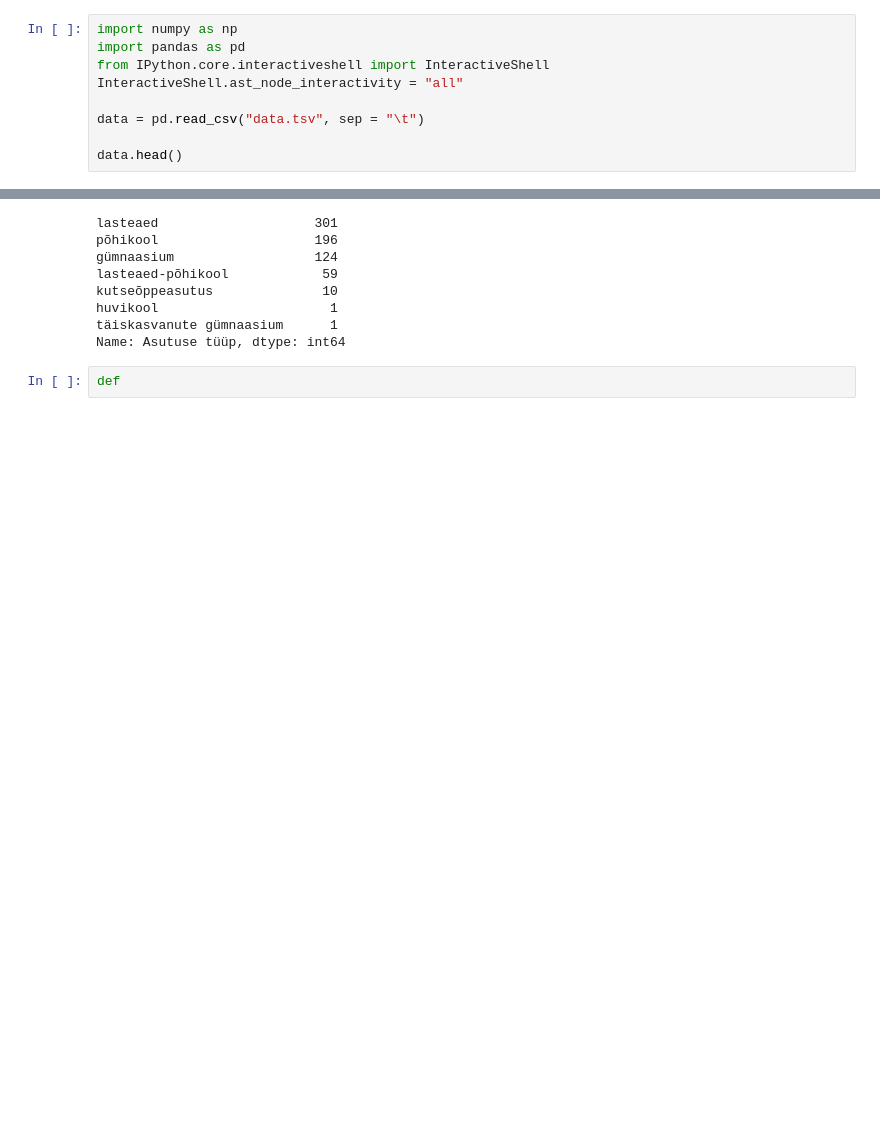
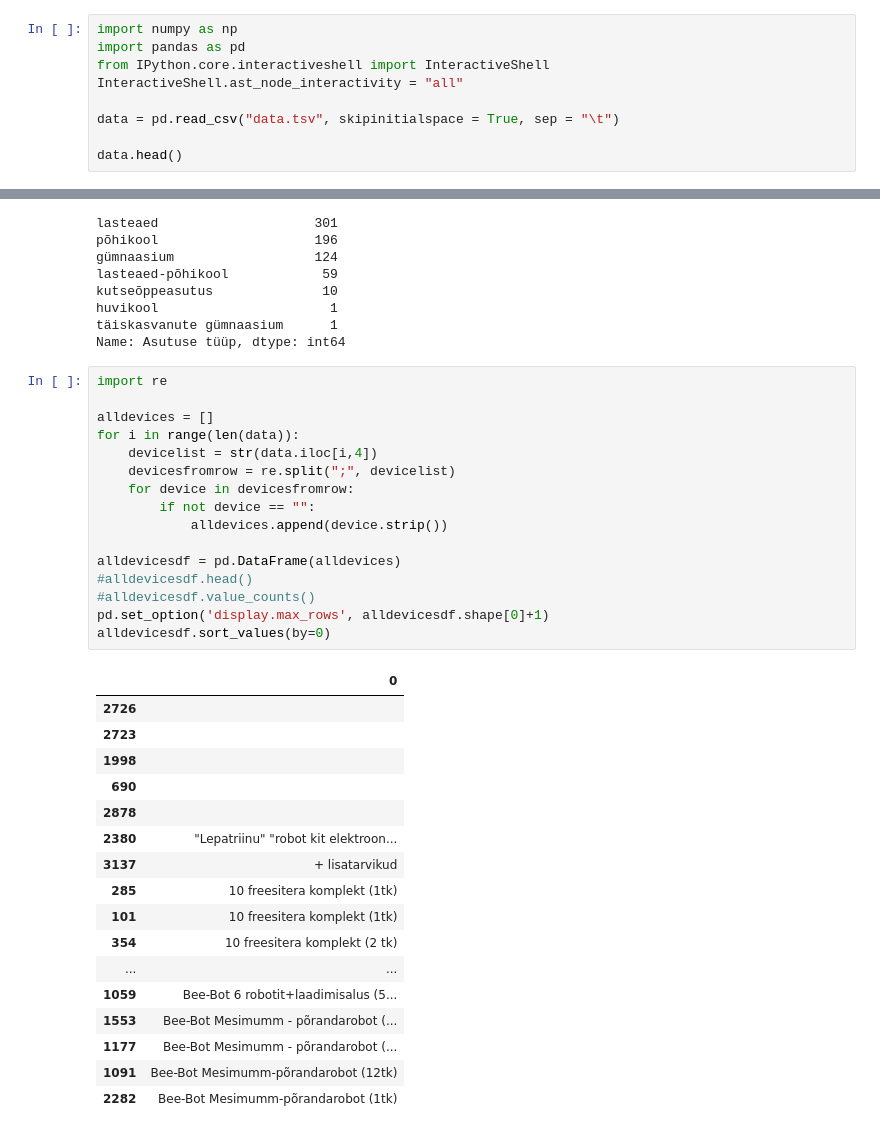
Before and after one commit to kaupohumal/IDS_project, a Jupyter notebook: Project code/Project notebook.ipynb, the cells around one changed output, grey strips where cells are left out. Drawn from its saved outputs; the diff is of its cells as text; blank space fills up the shorter version.

Commit message:
Started work on extracting devices

```diff
--- a/Project code/Project notebook.ipynb
+++ b/Project code/Project notebook.ipynb
@@ -4,7 +4,7 @@ import pandas as pd
 from IPython.core.interactiveshell import InteractiveShell
 InteractiveShell.ast_node_interactivity = "all"
 
-data = pd.read_csv("data.tsv", sep = "\t")
+data = pd.read_csv("data.tsv", skipinitialspace = True, sep = "\t")
 
 data.head()
 # %% [output]
@@ -56,4 +56,36 @@ huvikool                      1
 täiskasvanute gümnaasium      1
 Name: Asutuse tüüp, dtype: int64
 # %%
-def
+import re
+
+alldevices = []
+for i in range(len(data)):
+    devicelist = str(data.iloc[i,4])
+    devicesfromrow = re.split(";", devicelist)
+    for device in devicesfromrow:
+        if not device == "":
+            alldevices.append(device.strip())
+
+alldevicesdf = pd.DataFrame(alldevices)
+#alldevicesdf.head()
+#alldevicesdf.value_counts()
+pd.set_option('display.max_rows', alldevicesdf.shape[0]+1)
+alldevicesdf.sort_values(by=0)
+# %% [output]
+|  | 0 |
+| 2726 |  |
+| 2723 |  |
+| 1998 |  |
+| 690 |  |
+| 2878 |  |
+| 2380 | "Lepatriinu" "robot kit elektroon... |
+| 3137 | + lisatarvikud |
+| 285 | 10 freesitera komplekt (1tk) |
+| 101 | 10 freesitera komplekt (1tk) |
+| 354 | 10 freesitera komplekt (2 tk) |
+| ... | ... |
+| 1059 | Bee-Bot 6 robotit+laadimisalus (5... |
+| 1553 | Bee-Bot Mesimumm - põrandarobot (... |
+| 1177 | Bee-Bot Mesimumm - põrandarobot (... |
+| 1091 | Bee-Bot Mesimumm-põrandarobot (12tk) |
+| 2282 | Bee-Bot Mesimumm-põrandarobot (1tk) |
```
